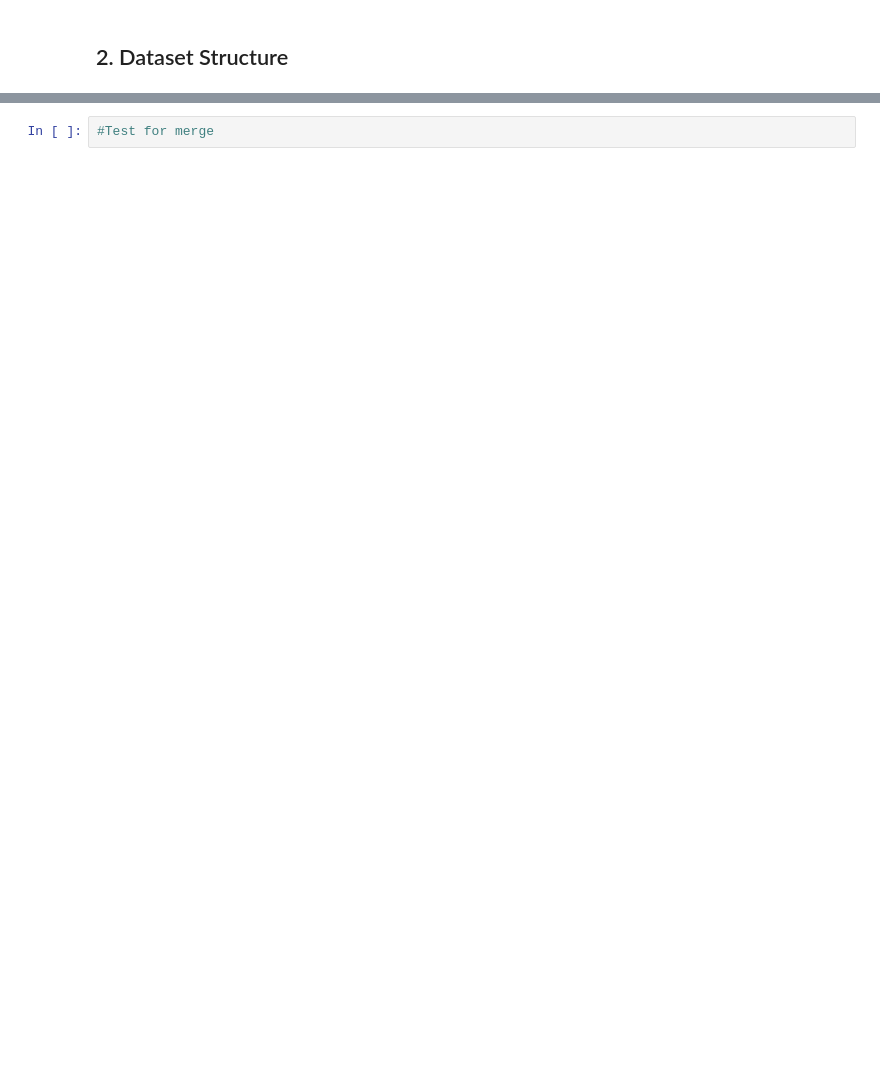
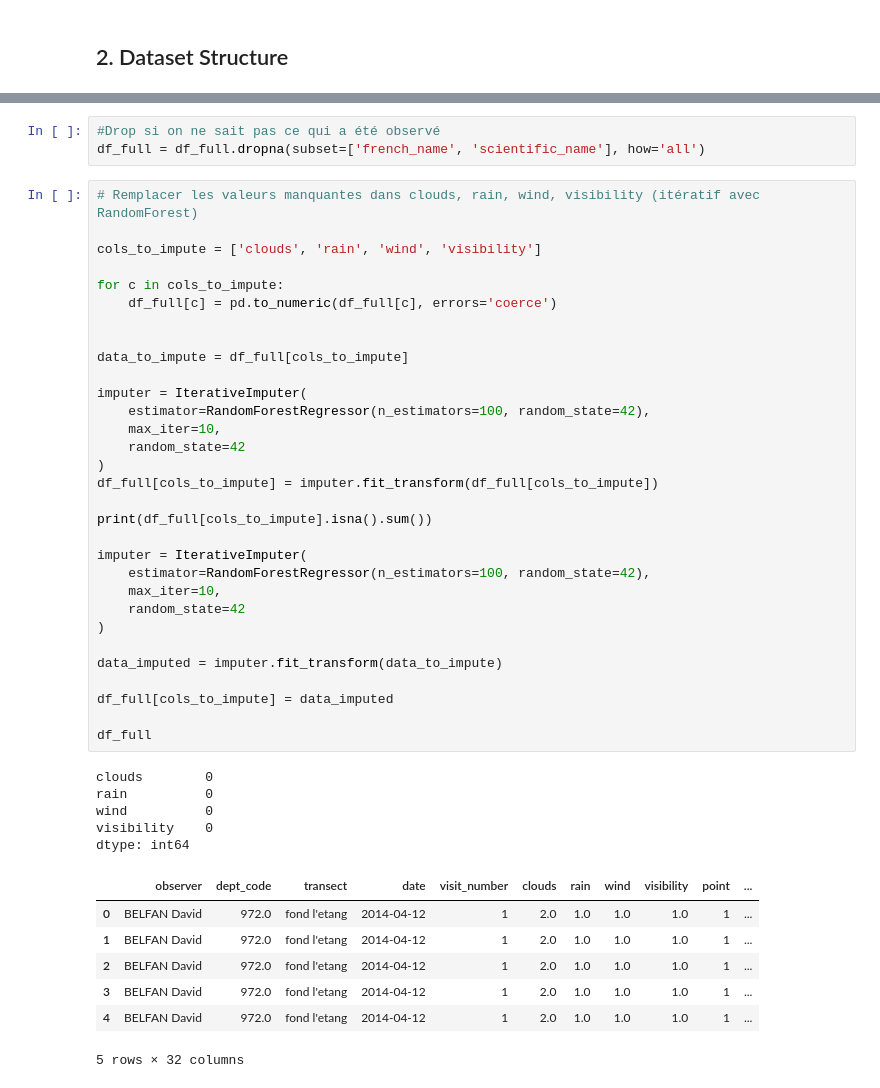
Before and after one commit to amineouat/Archived-Applied-Statistics-Project, a Jupyter notebook: birds-biodiversity/notebooks/data_exploration.ipynb, the cells around one changed output, grey strips where cells are left out. Drawn from its saved outputs; the diff is of its cells as text; blank space fills up the shorter version.

```diff
--- a/birds-biodiversity/notebooks/data_exploration.ipynb
+++ b/birds-biodiversity/notebooks/data_exploration.ipynb
@@ -145,2 +183,47 @@ TABLE DIMENSIONS
-# %%
-#Test for merge
+# %%
+#Drop si on ne sait pas ce qui a été observé
+df_full = df_full.dropna(subset=['french_name', 'scientific_name'], how='all')
+# %%
+# Remplacer les valeurs manquantes dans clouds, rain, wind, visibility (itératif avec RandomForest)
+
+cols_to_impute = ['clouds', 'rain', 'wind', 'visibility']
+
+for c in cols_to_impute:
+    df_full[c] = pd.to_numeric(df_full[c], errors='coerce')
+
+
+data_to_impute = df_full[cols_to_impute]
+
+imputer = IterativeImputer(
+    estimator=RandomForestRegressor(n_estimators=100, random_state=42),
+    max_iter=10,
+    random_state=42
+)
+df_full[cols_to_impute] = imputer.fit_transform(df_full[cols_to_impute])
+
+print(df_full[cols_to_impute].isna().sum())
+
+imputer = IterativeImputer(
+    estimator=RandomForestRegressor(n_estimators=100, random_state=42),
+    max_iter=10,
+    random_state=42
+)
+
+data_imputed = imputer.fit_transform(data_to_impute)
+
+df_full[cols_to_impute] = data_imputed
+
+df_full
+# %% [output]
+clouds        0
+rain          0
+wind          0
+visibility    0
+dtype: int64
+|  | observer | dept_code | transect | date | visit_number | clouds | rain | wind | visibility | point | ... |
+| 0 | BELFAN David | 972.0 | fond l'etang | 2014-04-12 | 1 | 2.0 | 1.0 | 1.0 | 1.0 | 1 | ... |
+| 1 | BELFAN David | 972.0 | fond l'etang | 2014-04-12 | 1 | 2.0 | 1.0 | 1.0 | 1.0 | 1 | ... |
+| 2 | BELFAN David | 972.0 | fond l'etang | 2014-04-12 | 1 | 2.0 | 1.0 | 1.0 | 1.0 | 1 | ... |
+| 3 | BELFAN David | 972.0 | fond l'etang | 2014-04-12 | 1 | 2.0 | 1.0 | 1.0 | 1.0 | 1 | ... |
+| 4 | BELFAN David | 972.0 | fond l'etang | 2014-04-12 | 1 | 2.0 | 1.0 | 1.0 | 1.0 | 1 | ... |
+5 rows × 32 columns
```
Also changed, not shown: parts of 11 cells of this notebook.
